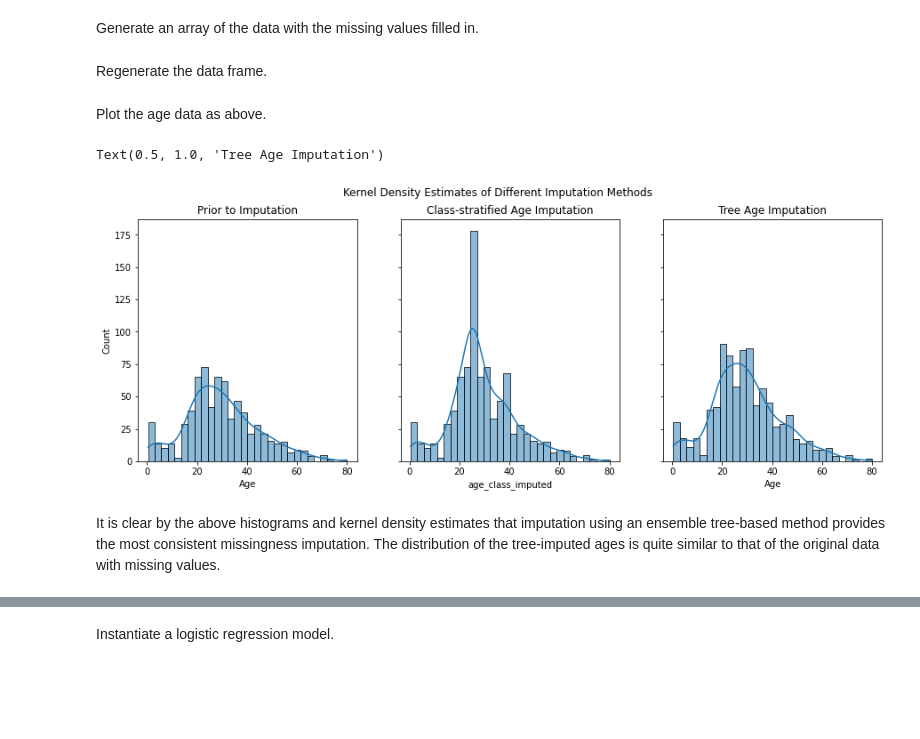
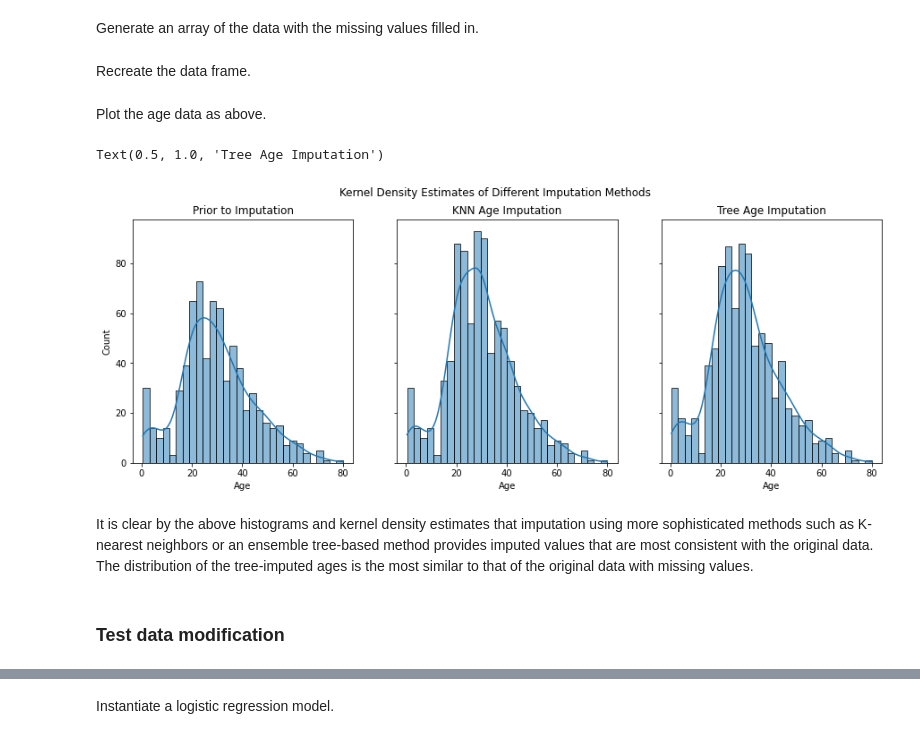
Before and after one commit to mazin-abdelghany/kaggle-learning, a Jupyter notebook: titanic/1_titanic.ipynb, the cells around one changed output, grey strips where cells are left out. Drawn from its saved outputs; the diff is of its cells as text; code cells hidden in the pictures; blank space fills up the shorter version.

```diff
--- a/titanic/1_titanic.ipynb
+++ b/titanic/1_titanic.ipynb
@@ -269,0 +270,4 @@ Though less pronounced, the class-stratified imputation of age still modifies th
+# %%
+titanic_knn_impute = titanic_train_new1[['Age', 'SibSp', 'Parch',
+                                        'Fare', 'Pclass_2', 'Pclass_3', 'Sex_male',
+                                        'Embarked_Q', 'Embarked_S']]
@@ -269,0 +276,2 @@ Though less pronounced, the class-stratified imputation of age still modifies th
+# %%
+titanic_knn_imputed = knn_imputer.fit_transform(titanic_knn_impute)
@@ -269,0 +280,2 @@ Though less pronounced, the class-stratified imputation of age still modifies th
+# %%
+titanic_knn_imputed = pd.DataFrame(titanic_knn_imputed, columns=titanic_knn_impute.columns)
@@ -284,6 +313,7 @@ Because the iterative imputer fits a model to predict the missing values, the da
 # %%
-titanic_mv_impute = titanic_train_new[['Survived', 'Age', 'SibSp', 'Parch',
-                                       'Fare', 'Pclass_2', 'Pclass_3', 'male', 'Q', 'S']]
+titanic_mv_impute = titanic_train_new1[['Age', 'SibSp', 'Parch',
+                                        'Fare', 'Pclass_2', 'Pclass_3', 'Sex_male',
+                                        'Embarked_Q', 'Embarked_S']]
 # %% [markdown]
 Perform Extra Trees regression to fill in the missing values.
 # %%
@@ -304,7 +334,7 @@ Generate an array of the data with the missing values filled in.
 # %%
 titanic_tree_imputed = imp_tree.transform(X=titanic_mv_impute)
 # %% [markdown]
-Regenerate the data frame.
+Recreate the data frame.
 # %%
 titanic_tree_imputed = pd.DataFrame(titanic_tree_imputed, columns=titanic_mv_impute.columns)
 # %% [markdown]
@@ -312,17 +342,19 @@ Plot the age data as above.
 # %%
 fig, axs = plt.subplots(1, 3, figsize=(15,5), sharey=True)
 fig.suptitle('Kernel Density Estimates of Different Imputation Methods')
 
-sns.histplot(ax=axs[0], data=titanic_train_new, x='Age', bins=30, kde=True)
+sns.histplot(ax=axs[0], data=titanic_train_new1, x='Age', bins=30, kde=True)
 axs[0].set_title('Prior to Imputation')
 
-sns.histplot(ax=axs[1], data=titanic_train_new, x='age_class_imputed', bins=30, kde=True)
-axs[1].set_title('Class-stratified Age Imputation')
+sns.histplot(ax=axs[1], data=titanic_knn_imputed, x='Age', bins=30, kde=True)
+axs[1].set_title('KNN Age Imputation')
 
 sns.histplot(ax=axs[2], data=titanic_tree_imputed, x='Age', bins=30, kde=True)
 axs[2].set_title('Tree Age Imputation')
 # %% [output]
 Text(0.5, 1.0, 'Tree Age Imputation')
-[figure, old version]
+[figure, new version]
 # %% [markdown]
-It is clear by the above histograms and kernel density estimates that imputation using an ensemble tree-based method provides the most consistent missingness imputation. The distribution of the tree-imputed ages is quite similar to that of the original data with missing values.
+It is clear by the above histograms and kernel density estimates that imputation using more sophisticated methods such as K-nearest neighbors or an ensemble tree-based method provides imputed values that are most consistent with the original data. The distribution of the tree-imputed ages is the most similar to that of the original data with missing values.
+# %% [markdown]
+### Test data modification
```
Also changed, not shown: parts of 81 cells of this notebook.
